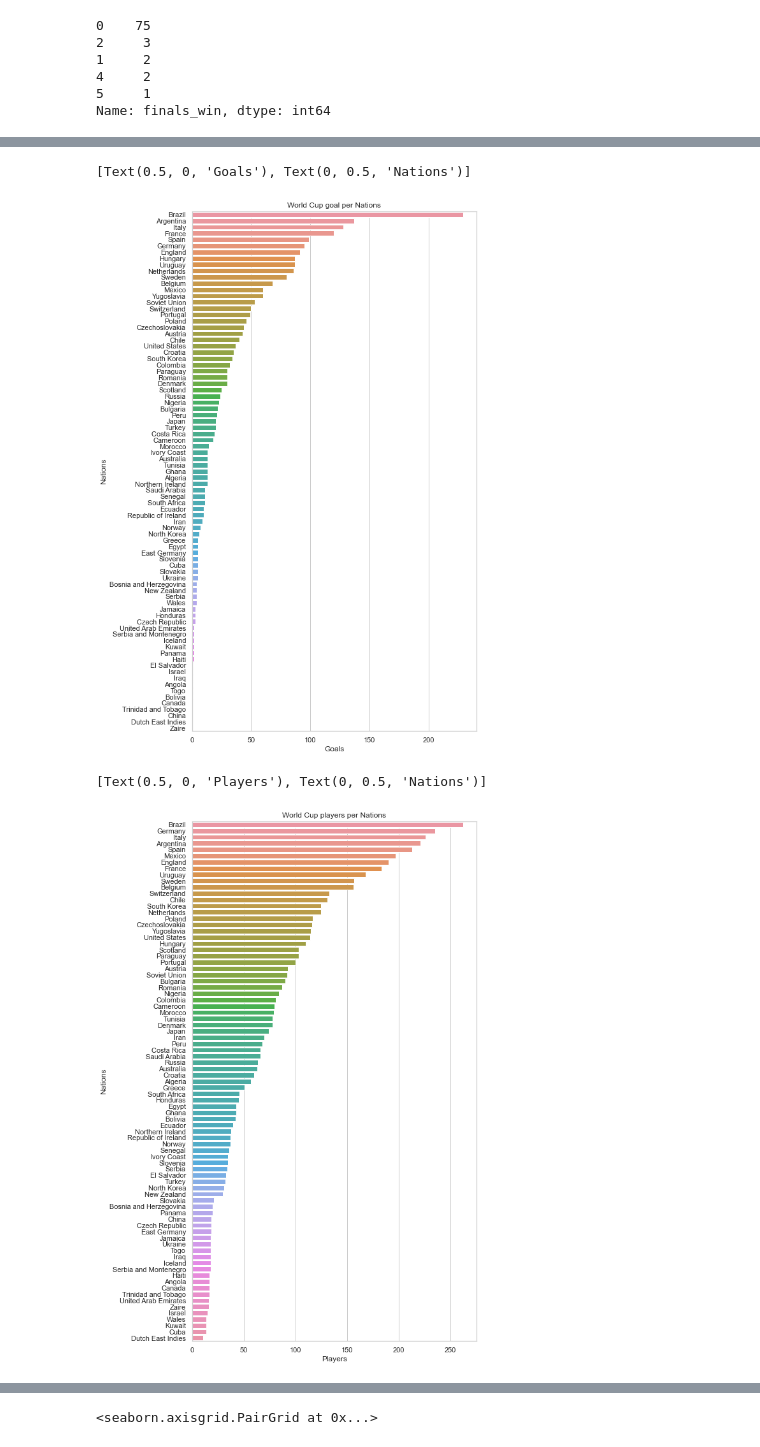
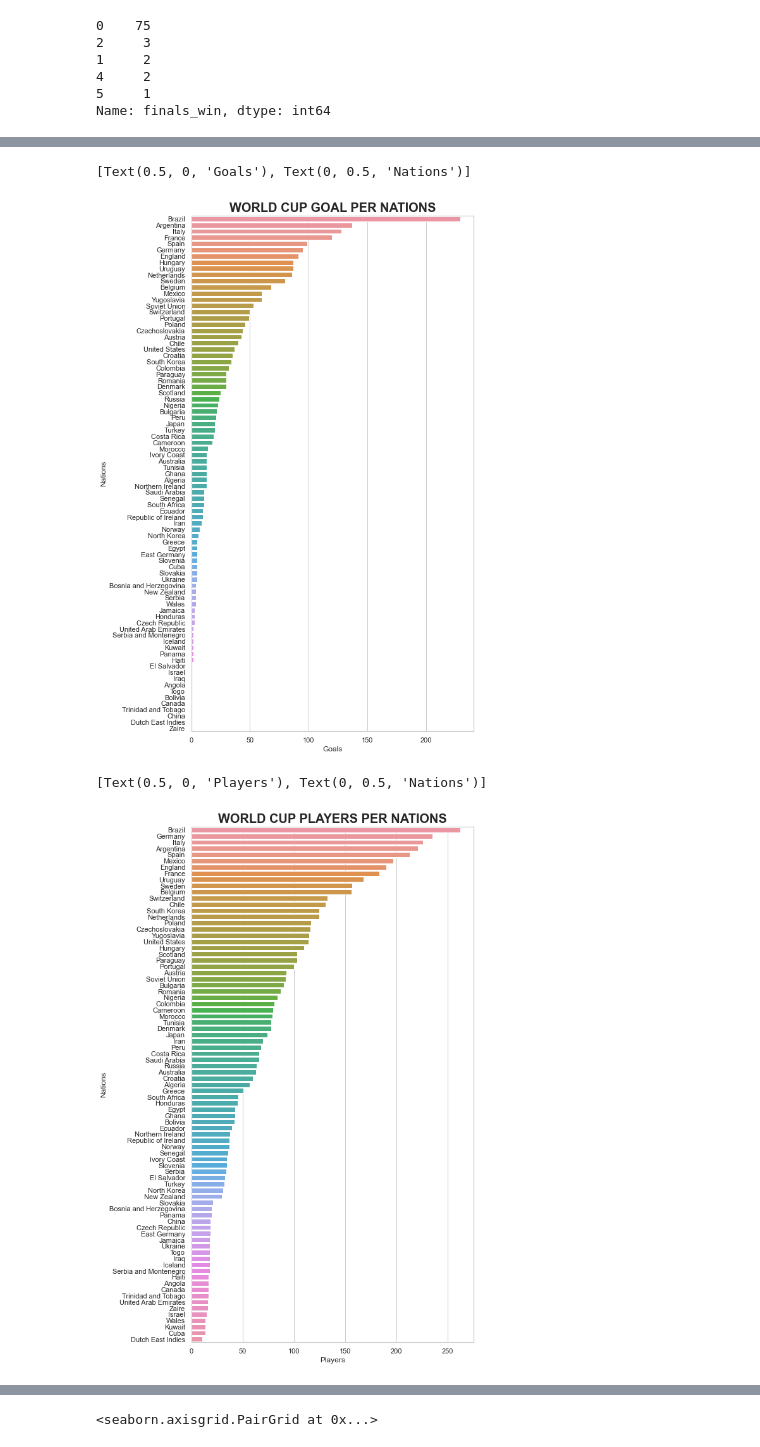
Before and after one commit to samueleleli/FIFA_WorldCup_Analysis, a Jupyter notebook: WC_Analysis_Matteo_histograms.ipynb, the cells around one changed output, grey strips where cells are left out. Saved outputs shown, nothing was run; the diff lists cells and outputs as text; code cells hidden in the pictures.

```diff
--- a/WC_Analysis_Matteo_histograms.ipynb
+++ b/WC_Analysis_Matteo_histograms.ipynb
@@ -97,26 +92,26 @@ df_team_stats = df_team_stats.sort_values(by="goals_for",ascending=False)
 
 fig, ax = plt.subplots(figsize=(8, 15))
 
-ax.set_title('World Cup goal per Nations')
+ax.set_title('WORLD CUP GOAL PER NATIONS', fontweight='bold', fontsize=20)
 
 sns.barplot(data=df_team_stats, x="goals_for", y="team_name")
 ax.set(xlabel='Goals', ylabel='Nations')
 # %% [output]
 [Text(0.5, 0, 'Goals'), Text(0, 0.5, 'Nations')]
-[figure, old version]
+[figure, new version]
 # %%
 # DAIGRAMMA A BARRE DEI GIOCATORI TOTALI PER OGNI NAZIONE NEGLI ANNI
 
 df_team_stats = df_team_stats.sort_values(by="player_per_teams",ascending=False)
 
 fig, ax = plt.subplots(figsize=(8, 15))
-ax.set_title('World Cup players per Nations')
+ax.set_title('WORLD CUP PLAYERS PER NATIONS', fontweight='bold', fontsize=20)
 
 sns.barplot(data=df_team_stats, x="player_per_teams", y="team_name")
 ax.set(xlabel='Players', ylabel='Nations')
 # %% [output]
 [Text(0.5, 0, 'Players'), Text(0, 0.5, 'Nations')]
-[figure, old version]
+[figure, new version]
 # %%
 # DIAGRAMMA A BARRE DEI CARTELLI GIALLI TOTALI PER OGNI NAZIONE
 
```
Also changed, not shown: parts of 15 cells of this notebook, 2 other files.
